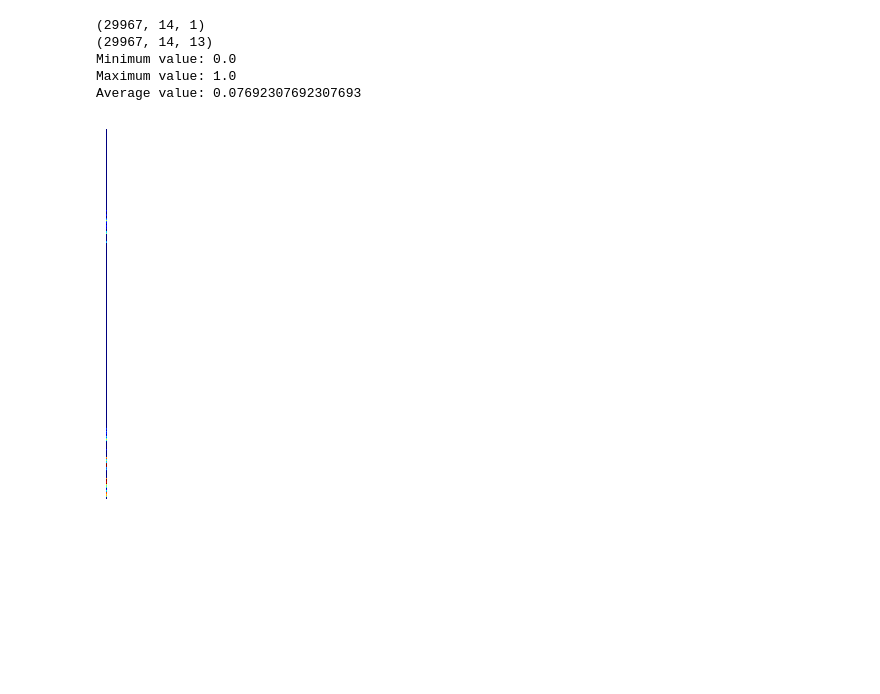
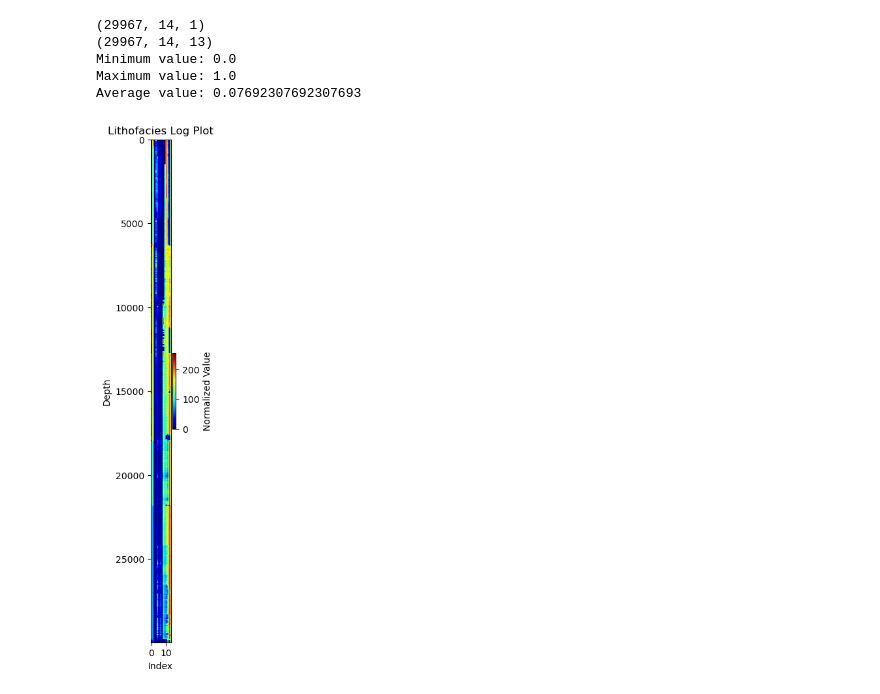
Before and after one commit to hyonbokan/lithology-identification-fl, a Jupyter notebook: data_trasform/1D-image-SegLog/las2img_seg_2.0.ipynb, the cells around one changed output. Saved outputs shown, nothing was run; the diff lists cells and outputs as text; code cells hidden in the pictures; blank space fills up the shorter version.

```diff
--- a/data_trasform/1D-image-SegLog/las2img_seg_2.0.ipynb
+++ b/data_trasform/1D-image-SegLog/las2img_seg_2.0.ipynb
@@ -122,6 +122,25 @@ print("Average value:", np.mean(label_tensor))
 Minimum value: 0.0
 Maximum value: 1.0
 Average value: 0.07692307692307693
+# %%
+import matplotlib.pyplot as plt
+
+# Create the lithofacies log plot
+fig = plt.figure(figsize=(0.5, 10))
+plt.imshow(input_tensor, cmap='jet', aspect='auto')
+
+# Set the labels and title
+plt.xlabel('Index')
+plt.ylabel('Depth')
+plt.title('Lithofacies Log Plot')
+
+# Show the colorbar
+plt.colorbar(label='Normalized Value')
+
+# Show the plot
+plt.show()
+# %% [output]
+[figure, added]
 # %%
 from PIL import Image
 
@@ -132,12 +151,3 @@ label_image = Image.fromarray(scaled_label_tensor, mode='L')
 
 # Save the label image
 label_image.save('label_img2.png')
-# %%
-import matplotlib.pyplot as plt
-
-# Plot the image
-plt.imshow(label_image, cmap='jet')
-plt.axis('off')
-plt.show()
-# %% [output]
-[figure, removed]
```
Also changed, not shown: parts of 4 cells of this notebook, 8 other files.
